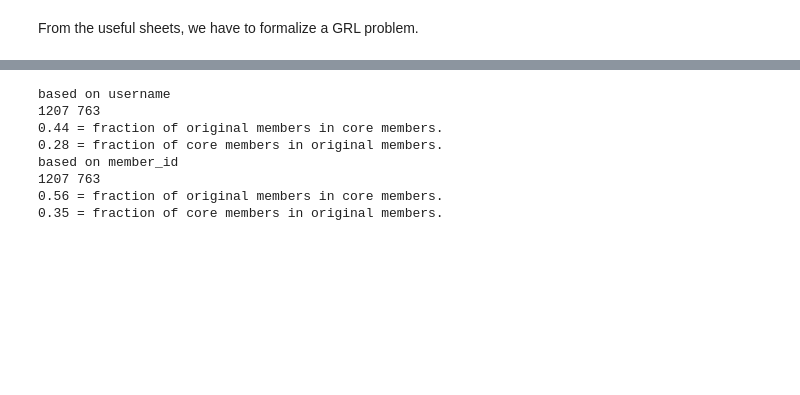
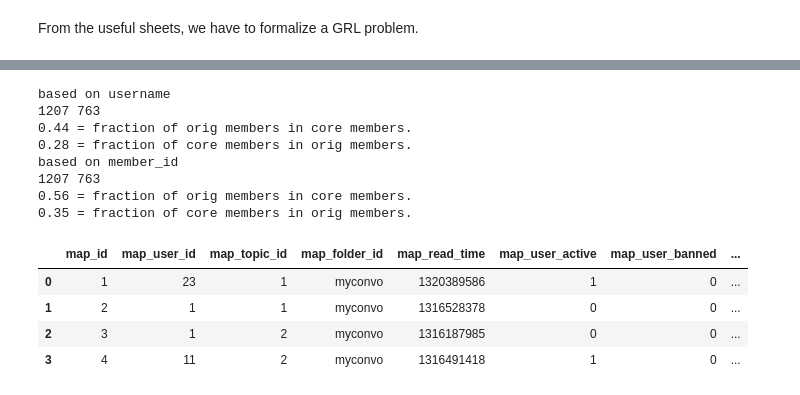
Before and after one commit to 7vik/dwayne, a Jupyter notebook: src/36 > Steel to Graphite.ipynb, the cells around one changed output, grey strips where cells are left out. Cells and saved outputs as stored; diff of their text form; code cells hidden in the pictures; blank space fills up the shorter version.

```diff
--- a/src/36 > Steel to Graphite.ipynb
+++ b/src/36 > Steel to Graphite.ipynb
@@ -66,47 +111,63 @@ dfs['orig_inline_notifications'].head(5);
 # %%
 #76. 763 Original members.
-sum(dfs['orig_members'].email.isnull())
+
+# check if all orig members have emails filled in
+sum(dfs['orig_members'].email.isnull()) # (== 0) = True
+
 orig_members = [name for name in dfs['orig_members'].name]
 core_members = [name for name in dfs['core_members'].name]
+
 print('based on username')
 print(len(core_members), len(orig_members))
+
 print(round(np.mean([
     user in core_members
     for user in orig_members
 ]), 2),
-     '= fraction of original members in core members.')
+     '= fraction of orig members in core members.')
+
 print(round(np.mean([
     user in orig_members
     for user in core_members
 ]), 2),
-     '= fraction of core members in original members.')
+     '= fraction of core members in orig members.')
+
 print('based on member_id')
 orig_members = [user for user in dfs['orig_members'].member_id]
 core_members = [user for user in dfs['core_members'].member_id]
+
 print(len(core_members), len(orig_members))
+
 print(round(np.mean([
     user in core_members
     for user in orig_members
 ]), 2),
-     '= fraction of original members in core members.')
+     '= fraction of orig members in core members.')
+
 print(round(np.mean([
     user in orig_members
     for user in core_members
 ]), 2),
-     '= fraction of core members in original members.')
+     '= fraction of core members in orig members.')
 # %% [output]
 based on username
 1207 763
-0.44 = fraction of original members in core members.
-0.28 = fraction of core members in original members.
+0.44 = fraction of orig members in core members.
+0.28 = fraction of core members in orig members.
 based on member_id
 1207 763
-0.56 = fraction of original members in core members.
-0.35 = fraction of core members in original members.
+0.56 = fraction of orig members in core members.
+0.35 = fraction of core members in orig members.
 # %%
 #78. Useful. But don't fully understand.
 # Mapping from user_id to topic_id, might help connect users.
-dfs['orig_message_topic_user_map'];
+dfs['orig_message_topic_user_map'].head(4)
+# %% [output]
+|  | map_id | map_user_id | map_topic_id | map_folder_id | map_read_time | map_user_active | map_user_banned | ... |
+| 0 | 1 | 23 | 1 | myconvo | 1320389586 | 1 | 0 | ... |
+| 1 | 2 | 1 | 1 | myconvo | 1316528378 | 0 | 0 | ... |
+| 2 | 3 | 1 | 2 | myconvo | 1316187985 | 0 | 0 | ... |
+| 3 | 4 | 11 | 2 | myconvo | 1316491418 | 1 | 0 | ... |
 # %%
 #79 All Orig Message Topics (total 3101)
 # mt_id is same as map_topic_id from orig_message_topic_user_map
```
Also changed, not shown: parts of 14 cells of this notebook.
